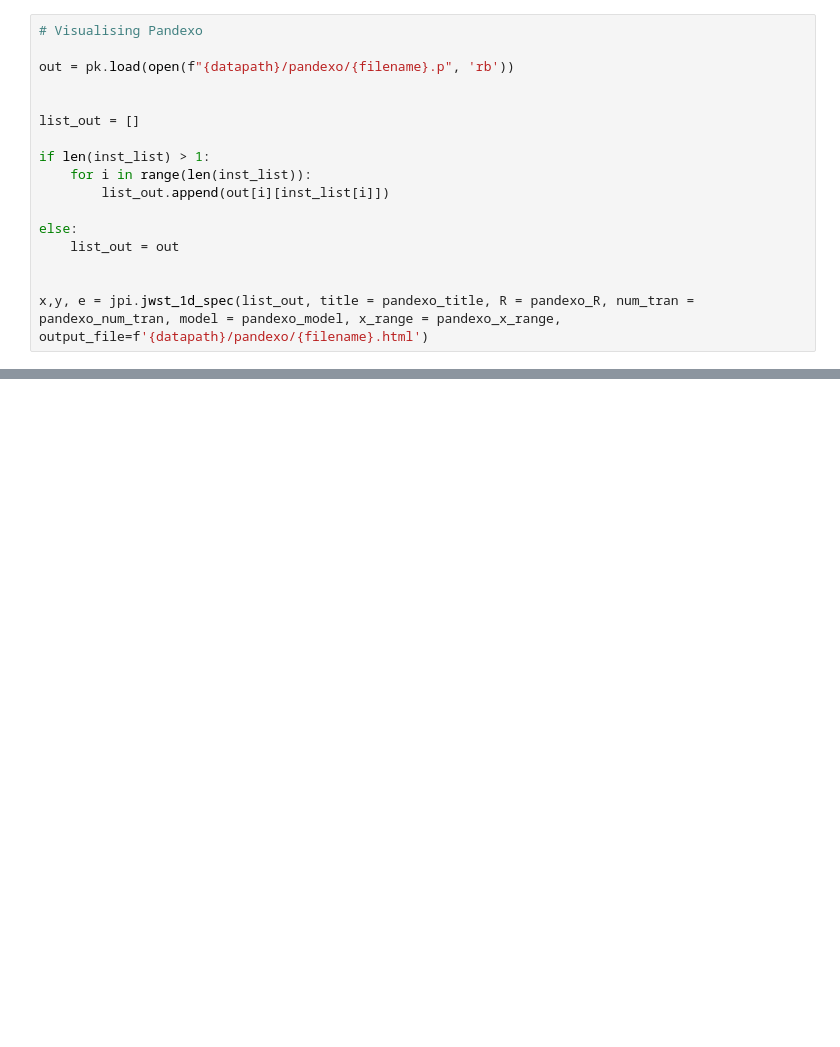
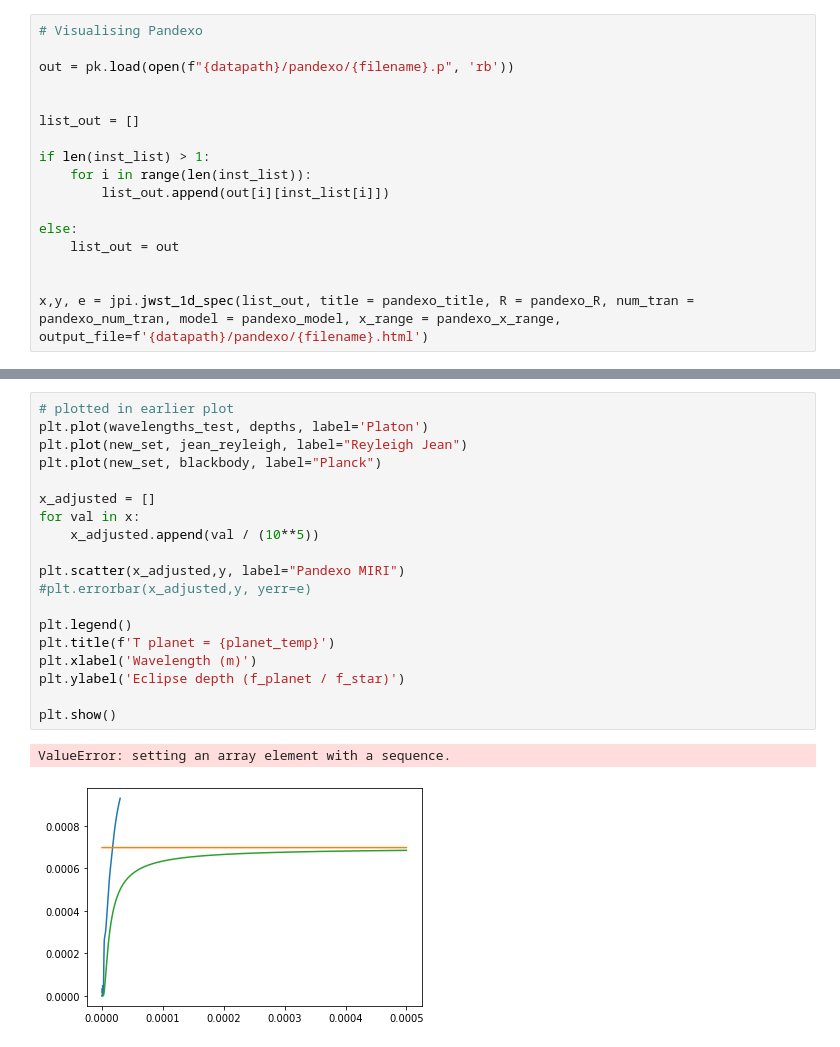
Before and after one commit to noud333/bachelorproject, a Jupyter notebook: code/eclipse.ipynb, the cells around one changed output, grey strips where cells are left out. Drawn from its saved outputs; the diff is of its cells as text; blank space fills up the shorter version.

```diff
--- a/code/eclipse.ipynb
+++ b/code/eclipse.ipynb
@@ -171,3 +299,25 @@ x,y, e = jpi.jwst_1d_spec(list_out, title = pandexo_title, R = pandexo_R, num_tr
 HTML(filename=f'{datapath}/pandexo/{filename}.html')
 # %% [output]
 [interactive output not drawn]
+# %%
+# plotted in earlier plot
+plt.plot(wavelengths_test, depths, label='Platon')
+plt.plot(new_set, jean_reyleigh, label="Reyleigh Jean")
+plt.plot(new_set, blackbody, label="Planck")
+
+x_adjusted = []
+for val in x:
+    x_adjusted.append(val / (10**5))
+
+plt.scatter(x_adjusted,y, label="Pandexo MIRI")
+#plt.errorbar(x_adjusted,y, yerr=e)
+
+plt.legend()
+plt.title(f'T planet = {planet_temp}')
+plt.xlabel('Wavelength (m)')
+plt.ylabel('Eclipse depth (f_planet / f_star)')
+
+plt.show()
+# %% [output]
+ValueError: setting an array element with a sequence.
+[figure, added]
```
Also changed, not shown: parts of 8 cells of this notebook, 4 other files.
